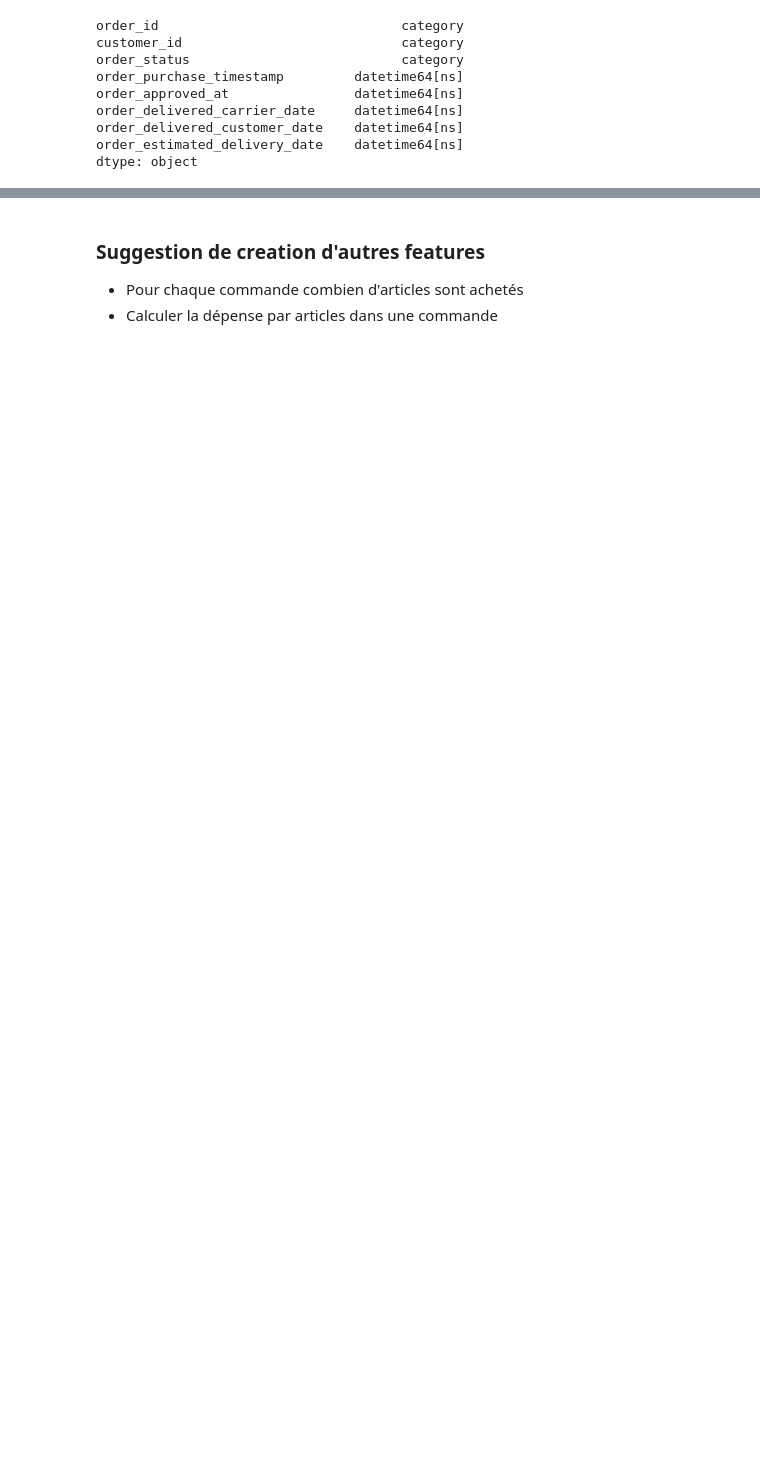
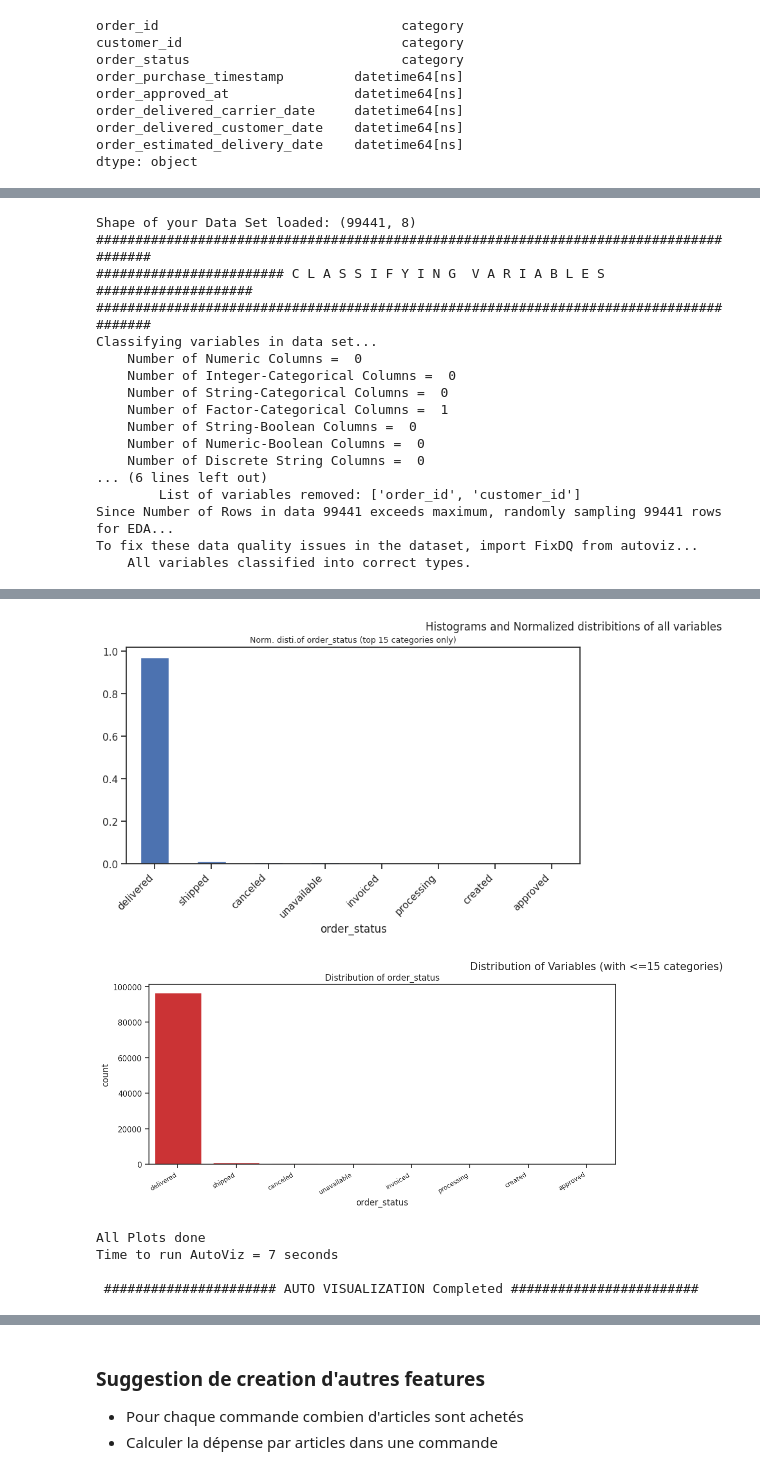
Before and after one commit to donat-konan33/olist-ecommerce-client-clustering, a Jupyter notebook: notebooks/eda.ipynb, the cells around one changed output, grey strips where cells are left out. Drawn from its saved outputs; the diff is of its cells as text; code cells hidden in the pictures; blank space fills up the shorter version.

```diff
--- a/notebooks/eda.ipynb
+++ b/notebooks/eda.ipynb
@@ -627,0 +633,21 @@ dtype: object
+# %%
+dfte_2 = AV.AutoViz(olist_orders_dataset, sep=',', depVar='', dfte=None, header=0, verbose=1, lowess=False,
+               chart_format='svg',max_rows_analyzed=len(olist_orders_dataset),max_cols_analyzed=len(olist_orders_dataset.columns), save_plot_dir=None)
+# %% [output]
+Shape of your Data Set loaded: (99441, 8)
+#######################################################################################
+######################## C L A S S I F Y I N G  V A R I A B L E S  ####################
+#######################################################################################
+Classifying variables in data set...
+    Number of Numeric Columns =  0
+    Number of Integer-Categorical Columns =  0
+    Number of String-Categorical Columns =  0
+    Number of Factor-Categorical Columns =  1
+    Number of String-Boolean Columns =  0
+    Number of Numeric-Boolean Columns =  0
+    Number of Discrete String Columns =  0
+... (6 lines left out)
+        List of variables removed: ['order_id', 'customer_id']
+Since Number of Rows in data 99441 exceeds maximum, randomly sampling 99441 rows for EDA...
+To fix these data quality issues in the dataset, import FixDQ from autoviz...
+    All variables classified into correct types.
@@ -627,0 +663,6 @@ dtype: object
+[figure, added]
+[figure, added]
+All Plots done
+Time to run AutoViz = 7 seconds
+
+ ###################### AUTO VISUALIZATION Completed ########################
```
Also changed, not shown: parts of 63 cells of this notebook, 3 other files.
